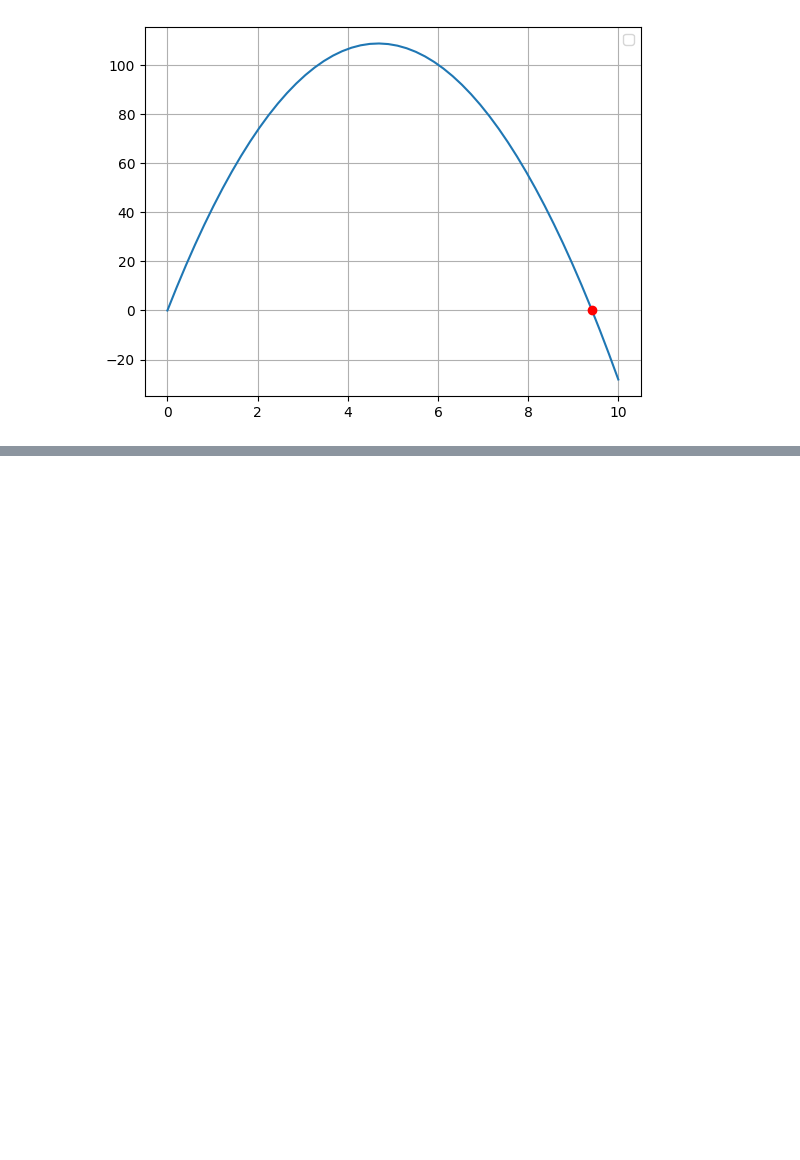
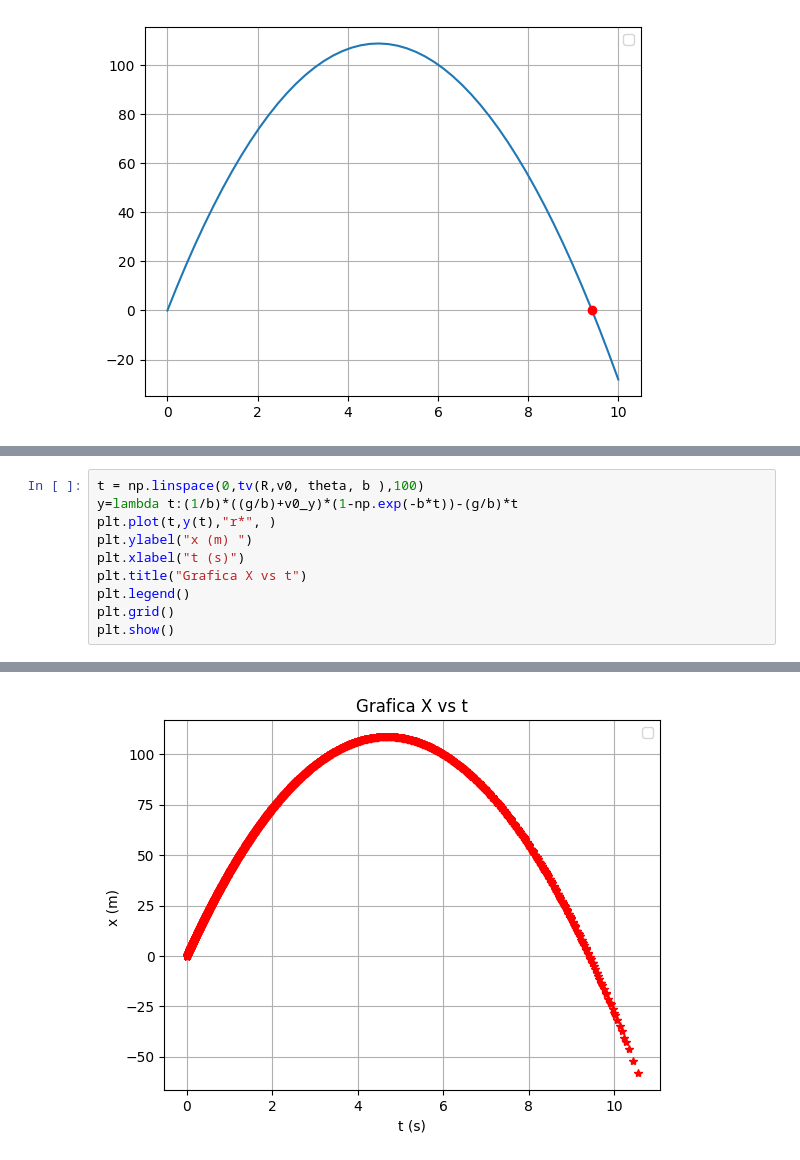
Before and after one commit to hernansalinas/CursoMetodosComputacionales, a Jupyter notebook: Students/Chica_719/Copia_de_Examen01_2024_1.ipynb, the cells around one changed output, grey strips where cells are left out. Saved outputs shown, nothing was run; the diff lists cells and outputs as text; blank space fills up the shorter version.

```diff
--- a/Students/Chica_719/Copia_de_Examen01_2024_1.ipynb
+++ b/Students/Chica_719/Copia_de_Examen01_2024_1.ipynb
@@ -238,0 +290,11 @@ WARNING:matplotlib.legend:No artists with labels found to put in legend.  Note t
+# %%
+t = np.linspace(0,tv(R,v0, theta, b ),100)
+y=lambda t:(1/b)*((g/b)+v0_y)*(1-np.exp(-b*t))-(g/b)*t
+plt.plot(t,y(t),"r*", )
+plt.ylabel("x (m) ")
+plt.xlabel("t (s)")
+plt.title("Grafica X vs t")
+plt.legend()
+plt.grid()
+plt.show()
+# %% [output]
@@ -238,0 +302 @@ WARNING:matplotlib.legend:No artists with labels found to put in legend.  Note t
+[figure, added]
```
Also changed, not shown: parts of 13 cells of this notebook.
